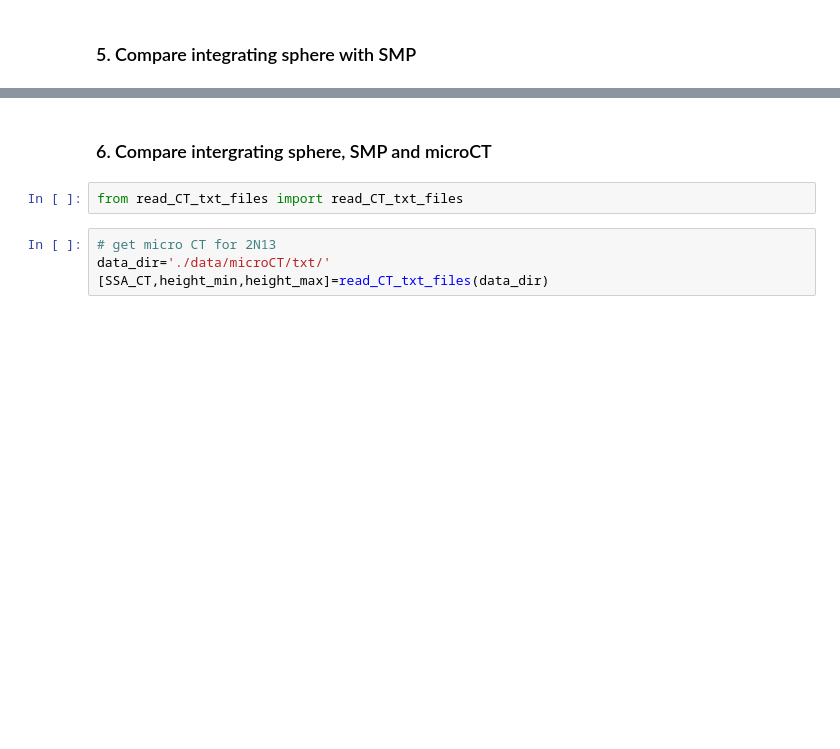
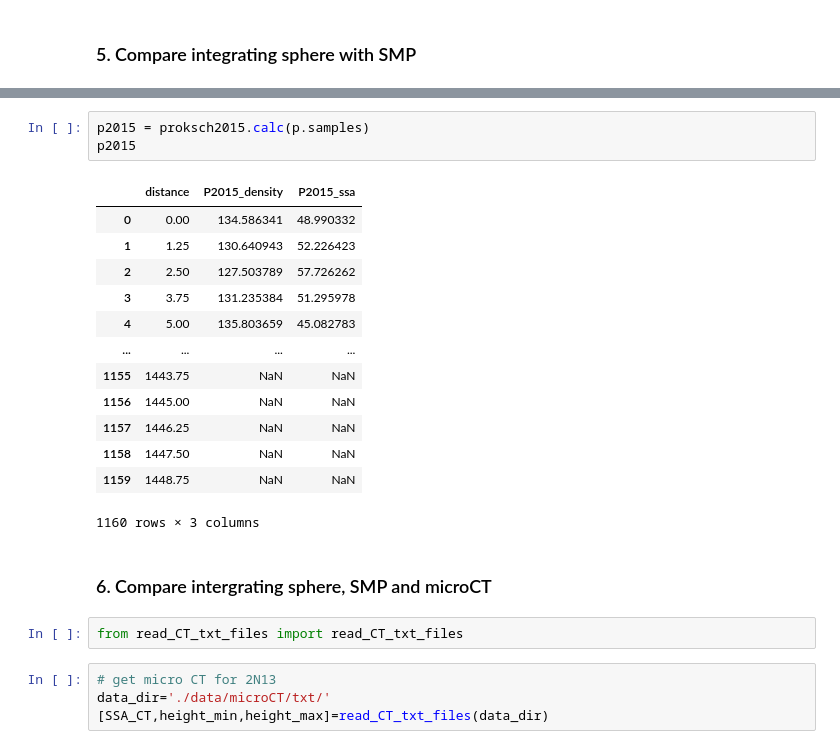
Before and after one commit to snowex-hackweek/website-2021, a Jupyter notebook: book/tutorials/microstructure/microstructure-tutorial.ipynb, the cells around one changed output, grey strips where cells are left out. Cells and saved outputs as stored; diff of their text form; blank space fills up the shorter version.

```diff
--- a/book/tutorials/microstructure/microstructure-tutorial.ipynb
+++ b/book/tutorials/microstructure/microstructure-tutorial.ipynb
@@ -221,3 +218,20 @@ df_smp_final = query_to_geopandas(q_smp_final, engine_smp)
+# %%
+p2015 = proksch2015.calc(p.samples)
+p2015
+# %% [output]
+|  | distance | P2015_density | P2015_ssa |
+| 0 | 0.00 | 134.586341 | 48.990332 |
+| 1 | 1.25 | 130.640943 | 52.226423 |
+| 2 | 2.50 | 127.503789 | 57.726262 |
+| 3 | 3.75 | 131.235384 | 51.295978 |
+| 4 | 5.00 | 135.803659 | 45.082783 |
+| ... | ... | ... | ... |
+| 1155 | 1443.75 | NaN | NaN |
+| 1156 | 1445.00 | NaN | NaN |
+| 1157 | 1446.25 | NaN | NaN |
+| 1158 | 1447.50 | NaN | NaN |
+| 1159 | 1448.75 | NaN | NaN |
+1160 rows × 3 columns
 # %% [markdown]
 ### 6. Compare intergrating sphere, SMP and microCT
 # %%
```
Also changed, not shown: parts of 10 cells of this notebook, 4 other files.
